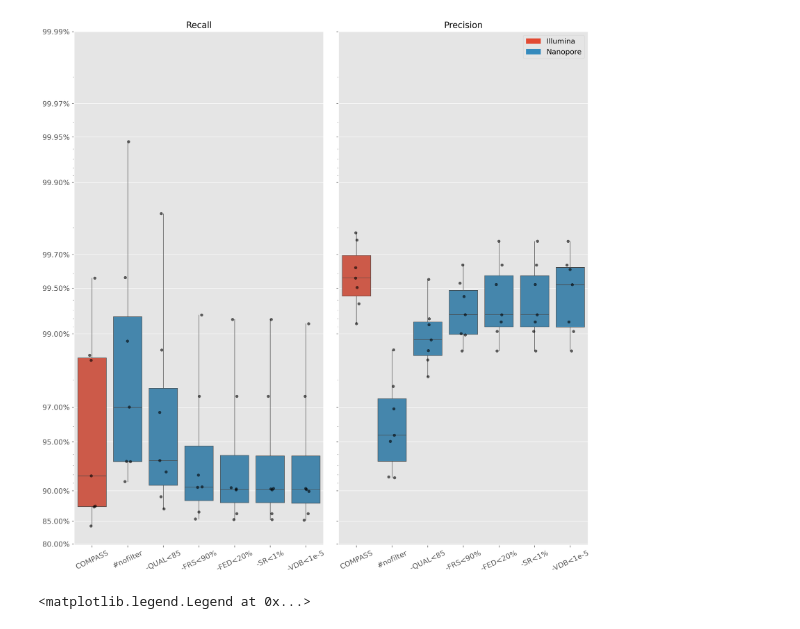
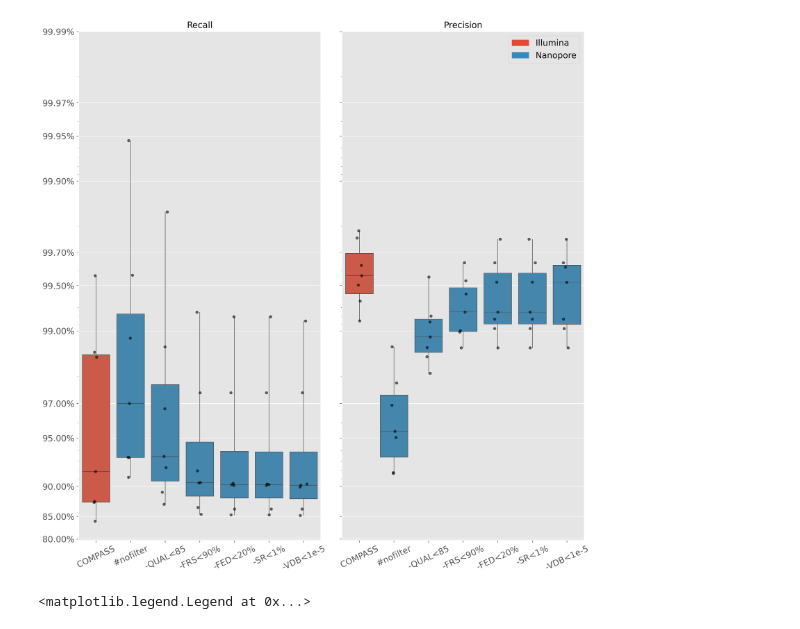
Before and after one commit to mbhall88/head_to_head_pipeline, a Jupyter notebook: analysis/baseline_variants/truth_eval/bcftools_filters.ipynb, the cells around one changed output. Drawn from its saved outputs; the diff is of its cells as text; code cells hidden in the pictures.

Commit message:
add paper figures

```diff
--- a/analysis/baseline_variants/truth_eval/bcftools_filters.ipynb
+++ b/analysis/baseline_variants/truth_eval/bcftools_filters.ipynb
@@ -138,33 +138,34 @@ _ = ax.legend(handles=[red_patch, blue_patch], loc="best")
 # %%
 fig, axes = plt.subplots(ncols=2, figsize=FIGSIZE, dpi=DPI, sharey=True, sharex=True)
 for ax, y in zip(axes.flatten(), ["recall", "precision"]):
     sns.boxplot(x=x, y=y, data=df, ax=ax, order=order, **boxprops)
     sns.stripplot(x=x, y=y, data=df, ax=ax, order=order, **stripprops)
     ax.set(title=y.capitalize(), xlabel="", ylabel="")
     ax.set_xlabel("")
 #     leghandles, leglabels = ax.get_legend_handles_labels()
 #     ax.legend(leghandles[:2], leglabels[:2], loc="best", prop={"size": 11}, title="Caller")
 #     if y == "precision":
 #         ax.set_ylim(ymin=0.98)
     ax.tick_params("x", labelrotation=25)
-    ax.tick_params("both", labelsize=12)
+    ax.tick_params("both", labelsize=14)
     ax.set_yscale("logit")
     ylabs = [0.80, 0.85, 0.9, 0.95, 0.97, 0.99, 0.995, 0.997, 0.999, 0.9995, 0.9997, 0.9999]
     ax.set_yticks(ylabs)
     ax.set_yticklabels(ylabs)
     _ = ax.set_xticklabels(xlabels)
 #     ax.set_xticklabels(["COMPASS", "#nofilter", "QUAL", "+RPB+VDB+SGB", "+FRS"])
     # plt.legend(loc='lower left')
     # fig.savefig(snakemake.output.recall_plot)
 # ax.get_legend().remove()
 axes.flatten()[0].yaxis.set_major_formatter(PercentFormatter(1.0, decimals=2))
 red_patch = mpatches.Patch(color=RED, label="Illumina")
 blue_patch = mpatches.Patch(color=BLUE, label="Nanopore")
-_ = ax.legend(handles=[red_patch, blue_patch], loc="best", prop=dict(size=12))
+_ = ax.legend(handles=[red_patch, blue_patch], loc="best", prop=dict(size=14))
 fig.tight_layout()
 # plt.xlabel("variant caller", x=0, ha="center")
+fig.savefig("/Users/michaelhall/Projects/head_to_head_pipeline/docs/paper_figures/fig2.png")
 # %% [output]
-[figure, old version]
+[figure, new version]
 # %%
 d = df.melt(id_vars=["sample", "tool", "judge"]).query("variable in ('FP', 'FN')")
 x = "tool"
```
Also changed, not shown: parts of 2 cells of this notebook, 11 other files.
